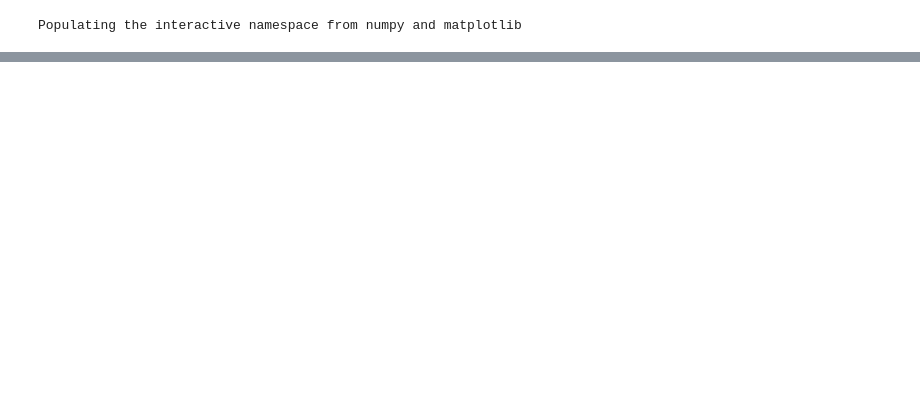
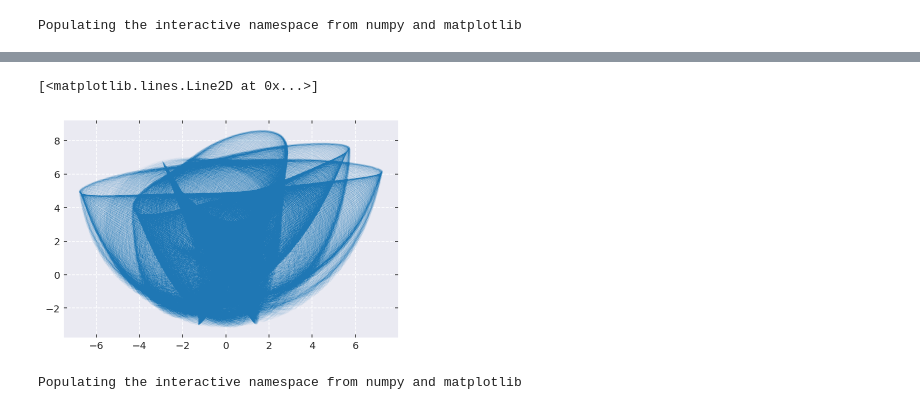
Before and after one commit to YihanWangAstro/SpaceHub, a Jupyter notebook: draw.ipynb, the cells around one changed output, grey strips where cells are left out. Saved outputs shown, nothing was run; the diff lists cells and outputs as text; code cells hidden in the pictures; blank space fills up the shorter version.

```diff
--- a/draw.ipynb
+++ b/draw.ipynb
@@ -226,0 +247,16 @@ plt.legend()
+# %%
+plt.figure()
+xdata = traj[x][idx==1]-traj[x][idx==0]
+ydata = traj[y][idx==1]-traj[y][idx==0]
+plt.plot(xdata,ydata,lw=0.01)
+# %% [output]
+[<matplotlib.lines.Line2D at 0x...>]
+[figure, added]
+# %%
+import sys
+sys.path.append("../dynpy")
+import orbits as ob
+%pylab inline
+%config InlineBackend.figure_format = 'retina'
+# %% [output]
+Populating the interactive namespace from numpy and matplotlib
```
Also changed, not shown: parts of 9 cells of this notebook, 14 other files.
